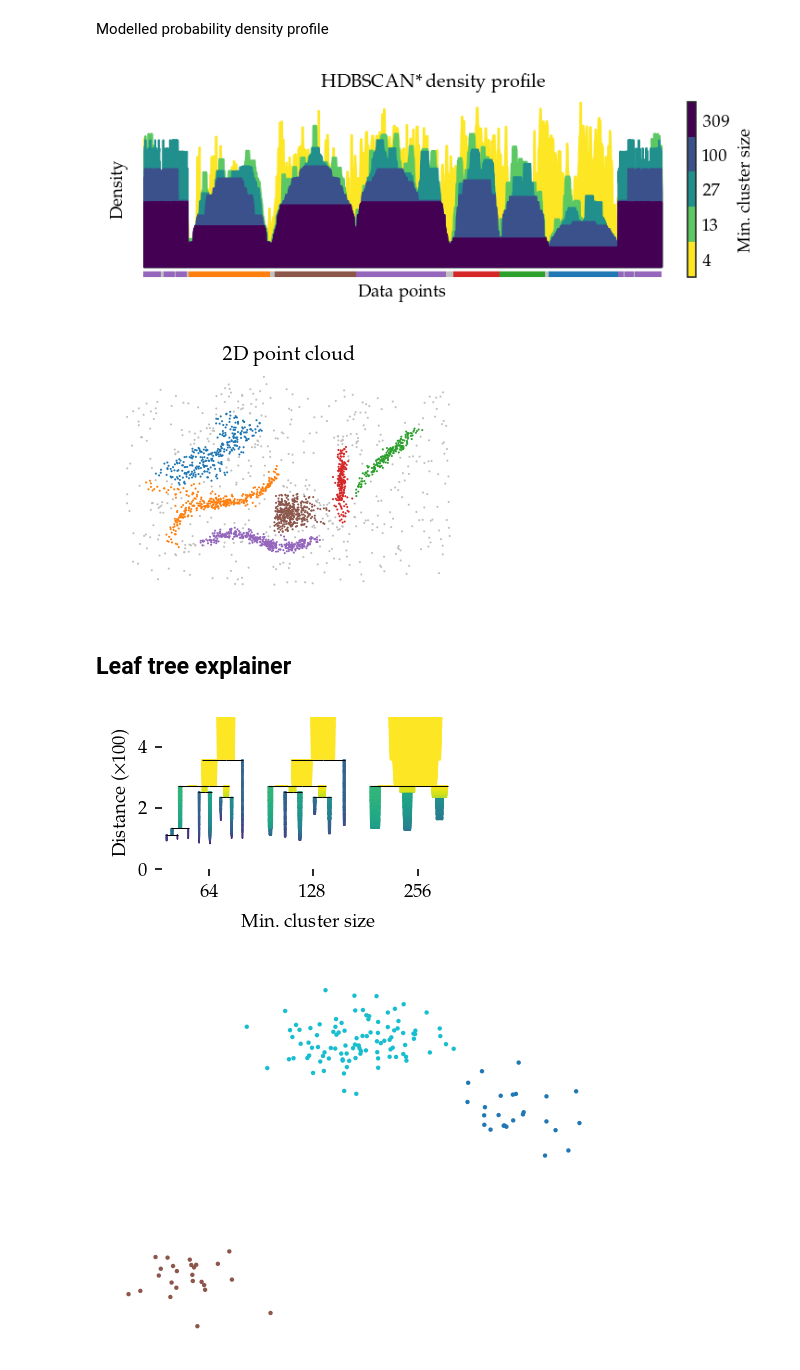
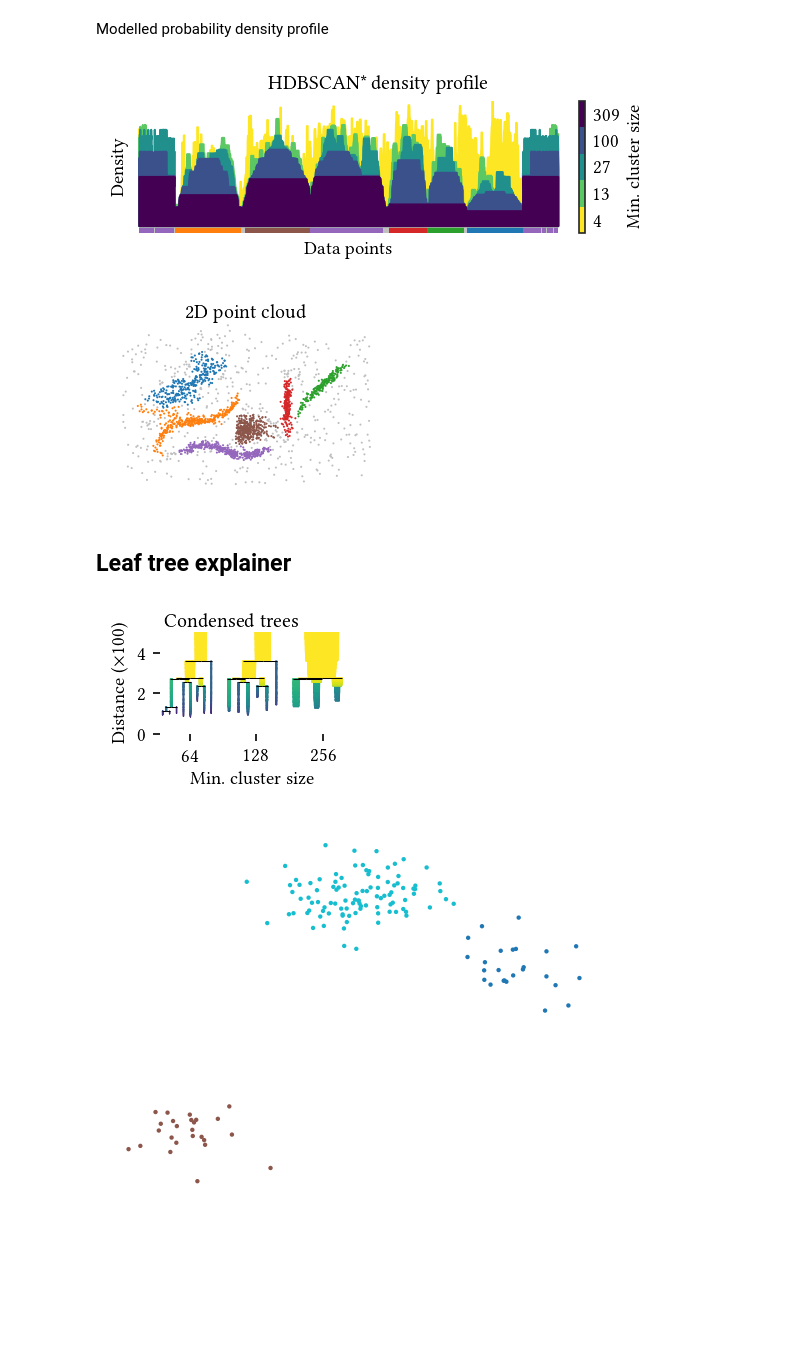
Before and after one commit to JelmerBot/fast_plscan, a Jupyter notebook: docs/_paper_figures.ipynb, the cells around one changed output. Drawn from its saved outputs; the diff is of its cells as text; code cells hidden in the pictures; blank space fills up the shorter version.

Commit message:
update paper figures

```diff
--- a/docs/_paper_figures.ipynb
+++ b/docs/_paper_figures.ipynb
@@ -186,7 +186,7 @@ plt.xticks([])
 plt.yticks([])
 plt.ylabel("Density", labelpad=-5)
 plt.xlabel("Data points")
-plt.suptitle("HDBSCAN* density profile", y=1, va="top")
+plt.suptitle("HDBSCAN* density profile", y=0.99, va="top")
 cb = plt.colorbar(
     plt.cm.ScalarMappable(norm=plt.Normalize(0, len(mcs)), cmap=palette),
     ax=plt.gca(),
@@ -196,11 +196,11 @@ cb = plt.colorbar(
 )
 cb.ax.tick_params(length=0)
 cb.set_ticklabels([str(int(mc)) for mc in mcs])
-plt.subplots_adjust(0.020, 0.12, 1.04, 0.88, hspace=0, wspace=0)
+plt.subplots_adjust(0.02, 0.16, 1.02, 0.86, hspace=0, wspace=0)
 plt.savefig("images/plscan_density_smoothing.pdf", pad_inches=0)
 plt.show()
 # %% [output]
-[figure, old version]
+[figure, new version]
 # %%
 sized_fig(0.33, 0.7)
 mask = labels == -1
@@ -208,49 +208,49 @@ plot_kwargs = dict(s=1, cmap="tab10", vmax=9, vmin=0, edgecolors="none")
 plt.scatter(*data[mask].T, color="silver", s=1, edgecolors="none")
 plt.scatter(*data[~mask].T, c=labels[~mask] % 10, **plot_kwargs)
 plt.axis("off")
-plt.suptitle("2D point cloud", y=1, va="top")
+plt.suptitle("2D point cloud", y=0.99, va="top")
 plt.subplots_adjust(0, 0, 1, 0.92)
 plt.savefig("images/plscan_density_smoothing_data.pdf", pad_inches=0)
 plt.show()
 # %% [output]
-[figure, old version]
+[figure, new version]
 # %% [markdown]
 ## Leaf tree explainer
 # %%
-sized_fig(0.32, 0.66)
+sized_fig(0.3, 0.71)
 
 yticks = [0, 0.02, 0.04]
 symbol = "m_{\\rm c}"
 mcs = [64, 128, 256]
 for i, mc in enumerate(mcs):
     plt.subplot(1, 3, i + 1)
     c3 = PLSCAN(min_samples=5, min_cluster_size=mc).fit(data)
     c3.condensed_tree_.plot(colorbar=False, leaf_separation=1)
     plt.ylim(0, 0.05)
     if i == 0:
         plt.ylabel("Distance ($\\times 100$)")
         plt.yticks(yticks)
         plt.gca().set_yticklabels([f"${int(y*100)}$" for y in yticks])
     else:
         plt.ylabel("")
         plt.yticks([])
     plt.xticks(np.diff(plt.xlim()) / 2)
     plt.gca().set_xticklabels([f"${mc}$"])
 plt.text(
     (1 - 0.17) / 2 + 0.17,
     0.04,
     "Min.~cluster size",
     horizontalalignment="center",
     verticalalignment="center",
     transform=plt.gcf().transFigure,
     fontsize=fontsize["small"],
 )
-# plt.suptitle("Condensed trees", y=1)
-plt.subplots_adjust(0.16, 0.28, 1, 0.95)
+plt.suptitle("Condensed trees", y=0.99, va="top")
+plt.subplots_adjust(0.21, 0.30, 0.96, 0.88)
 plt.savefig("images/plscan_condensed_trees.pdf", pad_inches=0)
 plt.show()
 # %% [output]
-[figure, old version]
+[figure, new version]
 # %%
 from sklearn.datasets import make_blobs
 
```
Also changed, not shown: parts of 13 cells of this notebook, 17 other files.
